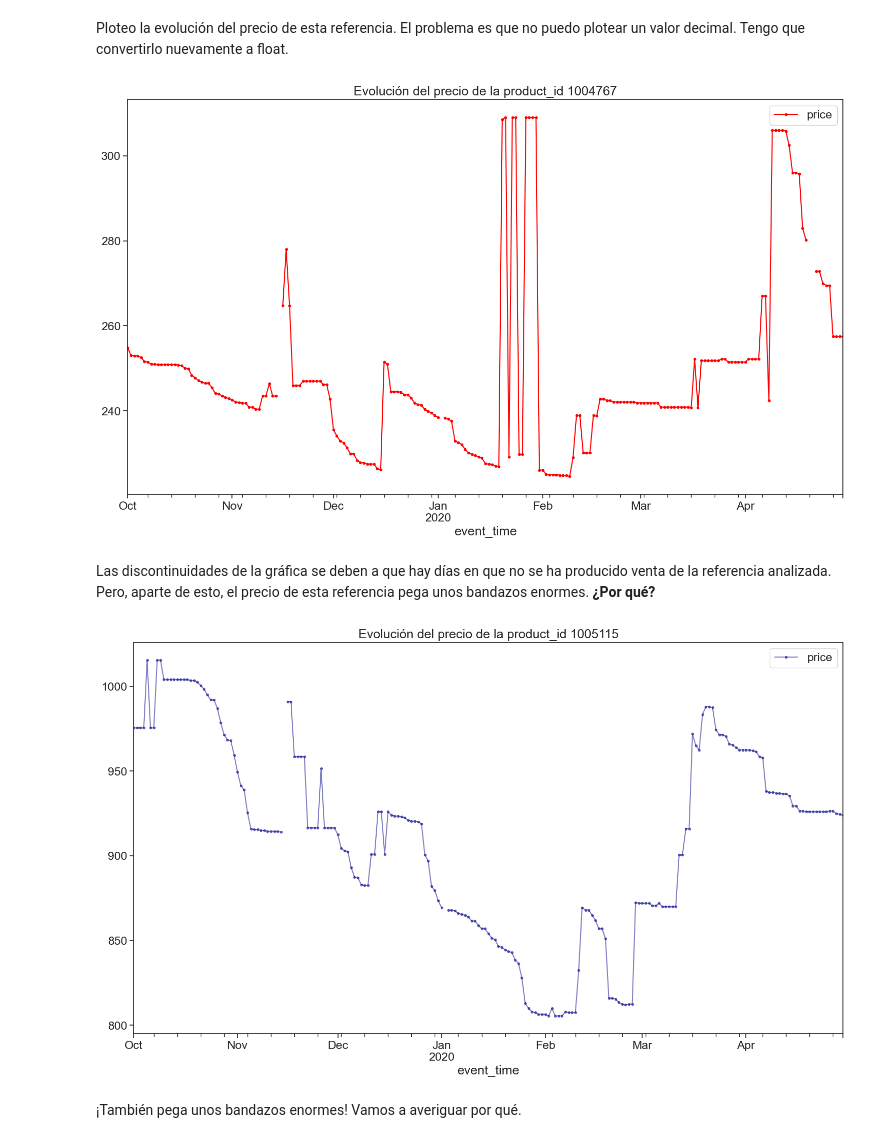
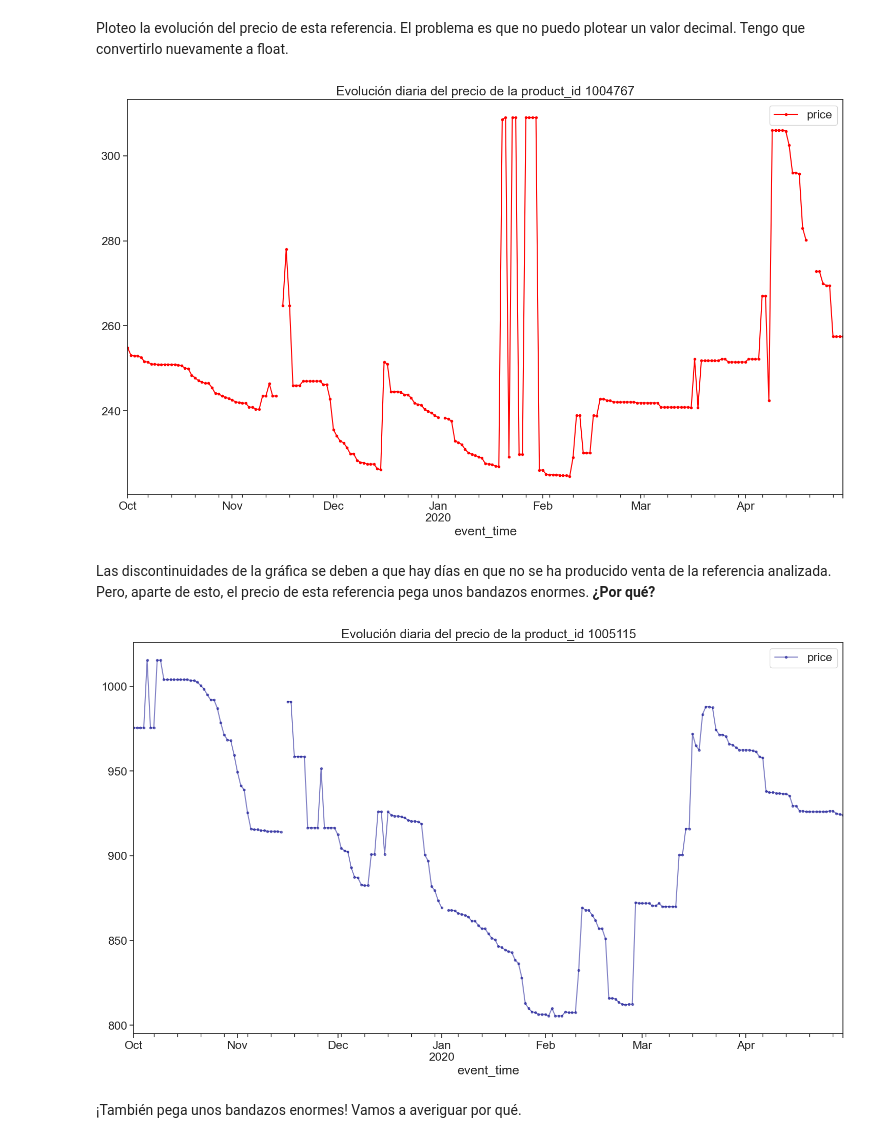
Before and after one commit to saleforecast-bmmmr/saleforecast, a Jupyter notebook: eda/EDA.ipynb, the cells around one changed output. Saved outputs shown, nothing was run; the diff lists cells and outputs as text; code cells hidden in the pictures.

```diff
--- a/eda/EDA.ipynb
+++ b/eda/EDA.ipynb
@@ -288,11 +291,11 @@ pd_sales_multistore_1004767['price'] = pd_sales_multistore_1004767['price'].asty
 # %%
 pd_sales_multistore_1004767_plot = pd_sales_multistore_1004767['price'].resample('D').max().to_frame() \
 .reset_index()
 pd_sales_multistore_1004767_plot.plot(figsize=(18,10), x='event_time', y='price', c='red', marker='.', \
-title='Evolución del precio de la product_id 1004767')
+title='Evolución diaria del precio de la product_id 1004767')
 plt.show()
 # %% [output]
-[figure, old version]
+[figure, new version]
 # %% [markdown]
 Las discontinuidades de la gráfica se deben a que hay días en que no se ha producido venta de la referencia analizada. Pero, aparte de esto, el precio de esta referencia pega unos bandazos enormes. **¿Por qué?**
 # %%
@@ -302,10 +305,10 @@ pd_sales_multistore_1005115['price'] = pd_sales_multistore_1005115['price'].asty
 pd_sales_multistore_1005115_plot = pd_sales_multistore_1005115['price'].resample('D').max().to_frame() \
 .reset_index()
 pd_sales_multistore_1005115_plot.plot(figsize=(18,10), x='event_time', y='price', c='darkblue', alpha=0.5, marker='.', \
-title='Evolución del precio de la product_id 1005115')
+title='Evolución diaria del precio de la product_id 1005115')
 plt.show()
 # %% [output]
-[figure, old version]
+[figure, new version]
 # %% [markdown]
 ¡También pega unos bandazos enormes! Vamos a averiguar por qué.
 # %%
```
Also changed, not shown: parts of 7 cells of this notebook, 1 other file.
